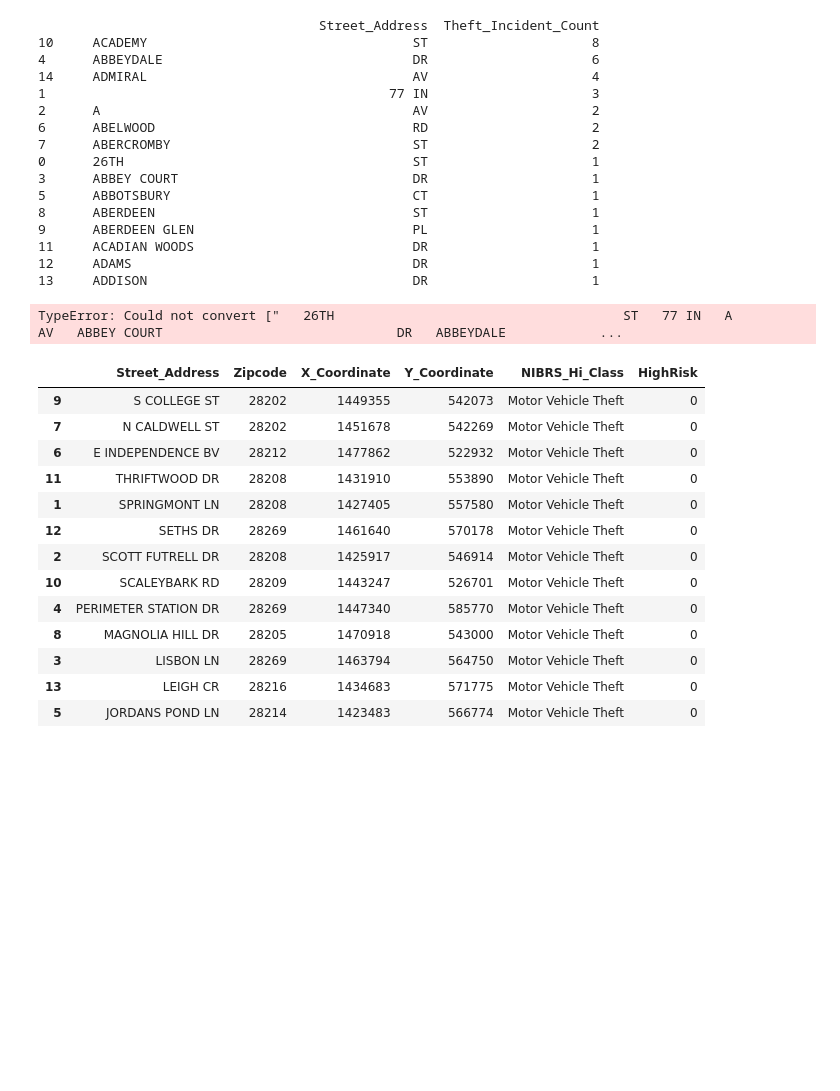
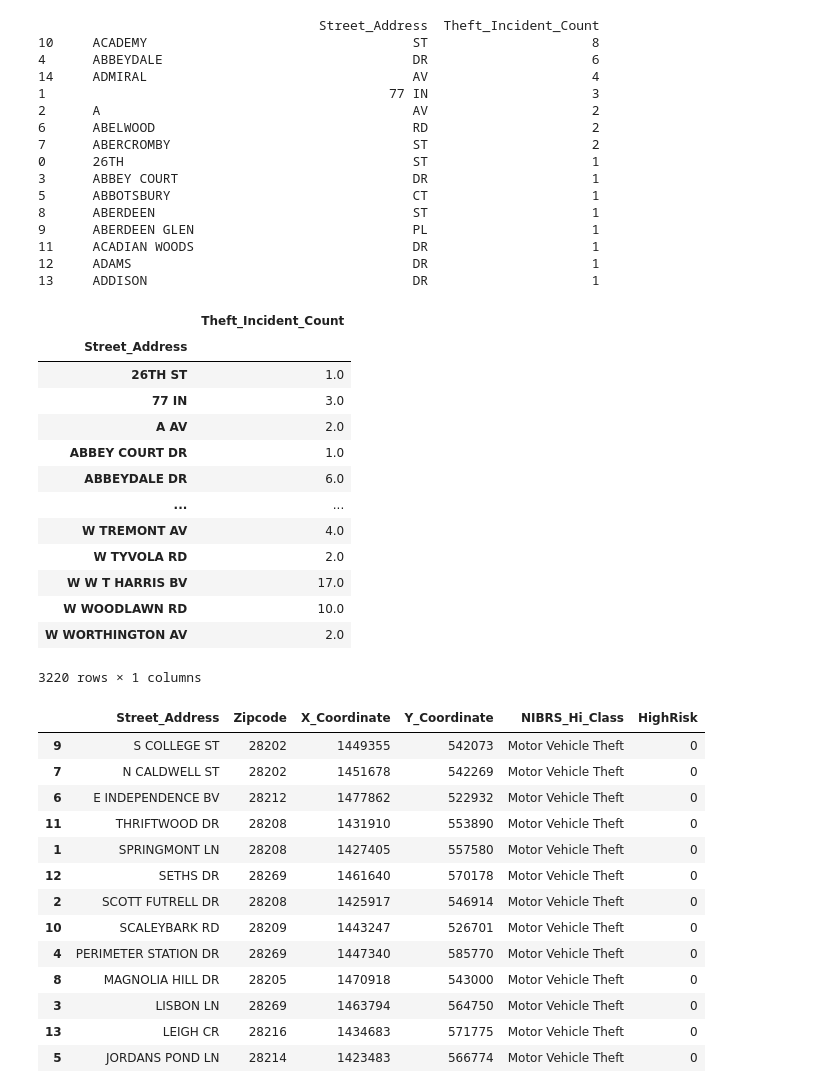
Before and after one commit to rishabhravi1/Studio3, a Jupyter notebook: Project/CMPD_Car_Theft (updated).ipynb, the cells around one changed output. Saved outputs shown, nothing was run; the diff lists cells and outputs as text; code cells hidden in the pictures; blank space fills up the shorter version.

```diff
--- a/Project/CMPD_Car_Theft (updated).ipynb
+++ b/Project/CMPD_Car_Theft (updated).ipynb
@@ -254,6 +249,19 @@ print(theft_counts.head(15).sort_values(by='Theft_Incident_Count', ascending=Fal
 13     ADDISON                                  DR                     1
 # %%
 # finding mean theft count
-theft_counts.mean()
+theft_counts.groupby('Street_Address').mean()
 # %% [output]
+|  | Theft_Incident_Count |
+| Street_Address |  |
+| 26TH ST | 1.0 |
+| 77 IN | 3.0 |
+| A AV | 2.0 |
+| ABBEY COURT DR | 1.0 |
+| ABBEYDALE DR | 6.0 |
+| ... | ... |
+| W TREMONT AV | 4.0 |
+| W TYVOLA RD | 2.0 |
+| W W T HARRIS BV | 17.0 |
+| W WOODLAWN RD | 10.0 |
+| W WORTHINGTON AV | 2.0 |
-TypeError: Could not convert ["   26TH                                     ST   77 IN   A                                        AV   ABBEY COURT                              DR   ABBEYDALE            ...
+3220 rows × 1 columns
```
Also changed, not shown: parts of 37 cells of this notebook, 3 other files.
